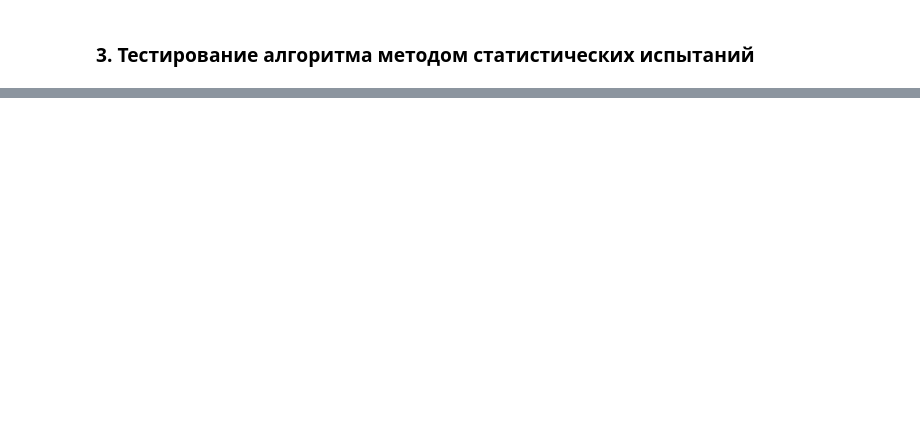
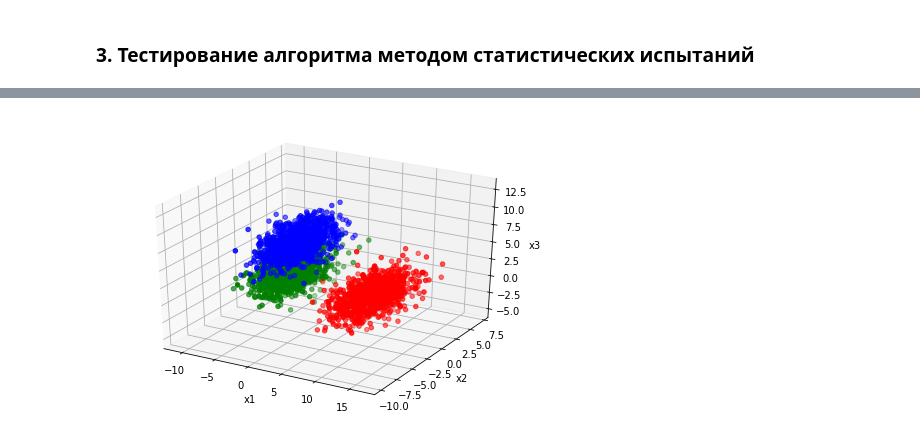
Before and after one commit to mzaharchenko/ml-labs, a Jupyter notebook: Lab_2.ipynb, the cells around one changed output, grey strips where cells are left out. Cells and saved outputs as stored; diff of their text form; code cells hidden in the pictures; blank space fills up the shorter version.

```diff
--- a/Lab_2.ipynb
+++ b/Lab_2.ipynb
@@ -82,15 +52,18 @@ def randncor(n,N,C):
     u = np.random.randn(m,N)
     x = A.conj().transpose().dot(u)
     return x
-# %%
-x = np.matrix(np.ones((n+1,1)))
-P_err_experiment = np.zeros((M,M))
-K = 10000
 # %%
-for k in range(K):
-    for i in range(M):
-        x_ = randncor(n,1,C)
-        x[:n,0] = m[:,i] + x_
-        u = G*x+np.log(np.matrix(pw).conj().transpose())
-        um,umi = u.max(), np.where(u == u.max())[0]
-        P_err_experiment[i,umi] = P_err_experiment[i,umi]+1
+def experiment_error(K):
+    XK = np.zeros((n, 3 * K))
+    x = np.matrix(np.ones((n+1,1)))
+    P_err_experiment = np.zeros((M,M))
+    for k in range(K):
+        for i in range(M):
+            x_ = randncor(n,1,C)
+            x[:n,0] = m[:,i] + x_
+            XK[:n, (i - 1) * K + k] = x[:n,0].ravel()
+            u = G*x+np.log(np.matrix(pw).T) #вычисление значений разделяющих функций
+            um,umi = u.max(), np.where(u == u.max())[0]
+            P_err_experiment[i,umi] = P_err_experiment[i,umi]+1
+    P_err_experiment /=K
+    return (XK,P_err_experiment)
@@ -103,0 +70,3 @@ array([[ 0.976,  0.024],
+# %%
+sample_size = [10,100,1000,10000,100000,1000000]
+errors = [experiment_error(K) for K in sample_size]
@@ -145,0 +96,18 @@ if n == 2:
+# %%
+XK = errors[2][0]
+K = sample_size[2]
+# %%
+from matplotlib import pyplot as plt
+from mpl_toolkits.mplot3d import Axes3D
+fig = plt.figure()
+ax = Axes3D(fig)
+ax.scatter(XK[0,:K],XK[1,:K],XK[2,:K], c = 'b')
+ax.scatter(XK[0, K:2*K], XK[1, K:2*K],XK[2, K:2*K],c= 'r')
+ax.scatter(XK[0, 2*K:3*K], XK[1, 2*K:3*K],XK[2, 2*K:3*K],c=  'g')
+ax.set_xlabel('x1')
+ax.set_ylabel('x2')
+ax.set_zlabel('x3')
+plt.savefig('class-dist-scatter.png')
+plt.show()
+# %% [output]
+[figure, added]
```
Also changed, not shown: parts of 12 cells of this notebook.
